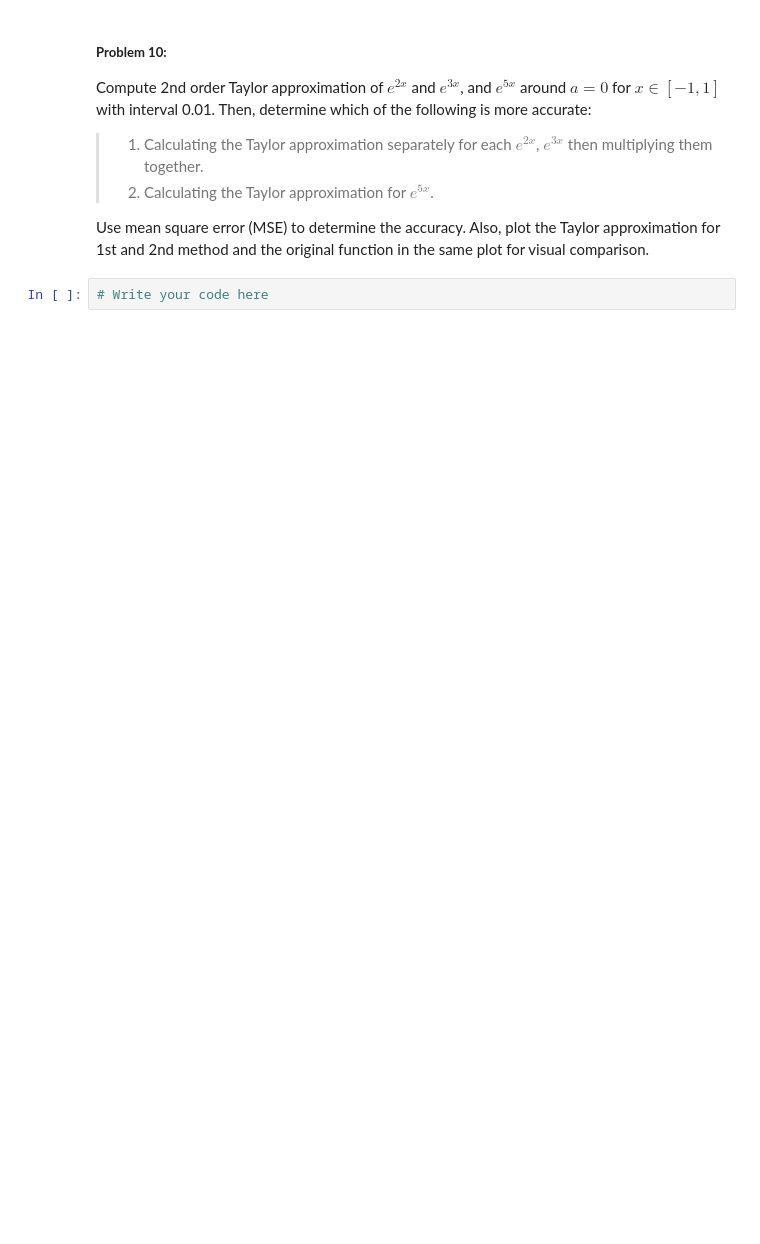
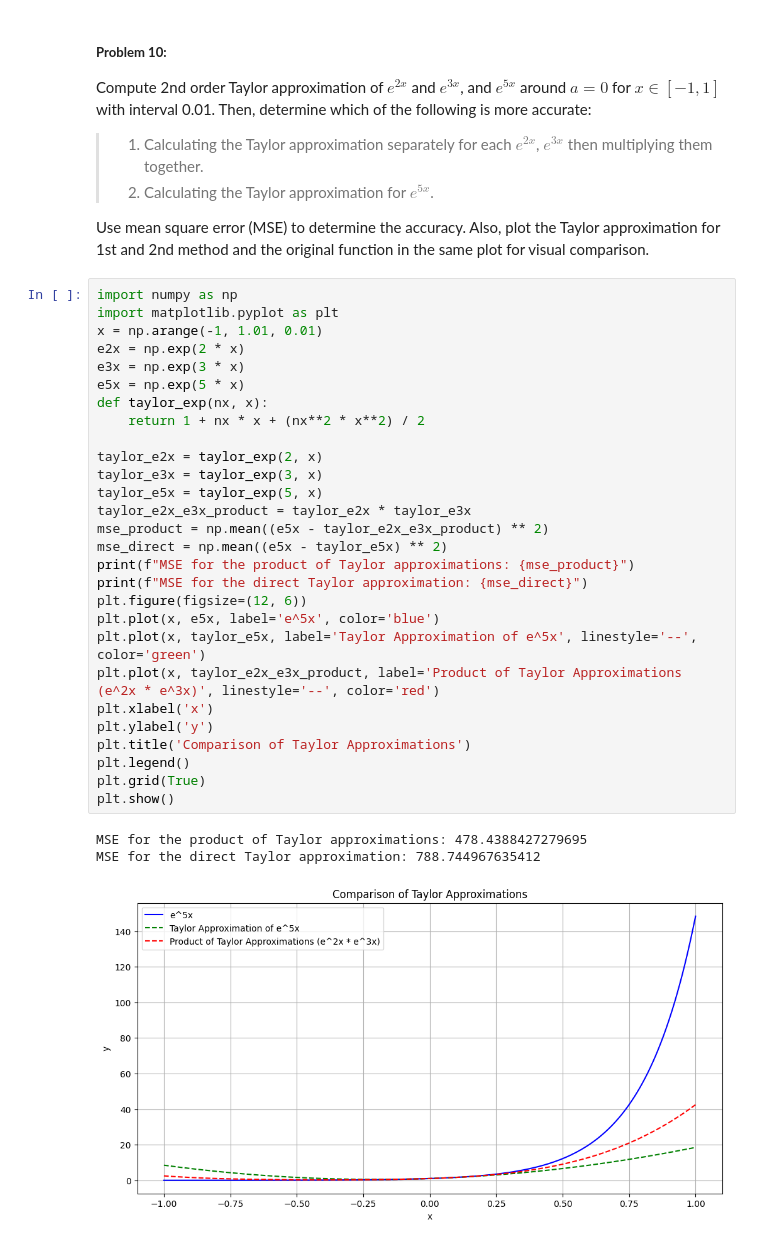
Before and after one commit to fuad0003/Numerical-Methods, a Jupyter notebook: Lab_Assignment_01.ipynb, the cells around one changed output. Cells and saved outputs as stored; diff of their text form; blank space fills up the shorter version.

```diff
--- a/Lab_Assignment_01.ipynb
+++ b/Lab_Assignment_01.ipynb
@@ -197,5 +307,35 @@ Compute 2nd order Taylor approximation of $e^{2x}$ and $e^{3x}$, and $e^{5x}$ ar
 > 2. Calculating the Taylor approximation for $e^{5x}$.
 
 Use mean square error (MSE) to determine the accuracy. Also, plot the Taylor approximation for 1st and 2nd method and the original function in the same plot for visual comparison.
-# %%
-# Write your code here
+# %%
+import numpy as np
+import matplotlib.pyplot as plt
+x = np.arange(-1, 1.01, 0.01)
+e2x = np.exp(2 * x)
+e3x = np.exp(3 * x)
+e5x = np.exp(5 * x)
+def taylor_exp(nx, x):
+    return 1 + nx * x + (nx**2 * x**2) / 2
+
+taylor_e2x = taylor_exp(2, x)
+taylor_e3x = taylor_exp(3, x)
+taylor_e5x = taylor_exp(5, x)
+taylor_e2x_e3x_product = taylor_e2x * taylor_e3x
+mse_product = np.mean((e5x - taylor_e2x_e3x_product) ** 2)
+mse_direct = np.mean((e5x - taylor_e5x) ** 2)
+print(f"MSE for the product of Taylor approximations: {mse_product}")
+print(f"MSE for the direct Taylor approximation: {mse_direct}")
+plt.figure(figsize=(12, 6))
+plt.plot(x, e5x, label='e^5x', color='blue')
+plt.plot(x, taylor_e5x, label='Taylor Approximation of e^5x', linestyle='--', color='green')
+plt.plot(x, taylor_e2x_e3x_product, label='Product of Taylor Approximations (e^2x * e^3x)', linestyle='--', color='red')
+plt.xlabel('x')
+plt.ylabel('y')
+plt.title('Comparison of Taylor Approximations')
+plt.legend()
+plt.grid(True)
+plt.show()
+# %% [output]
+MSE for the product of Taylor approximations: 478.4388427279695
+MSE for the direct Taylor approximation: 788.744967635412
+[figure, added]
```
Also changed, not shown: parts of 11 cells of this notebook.
